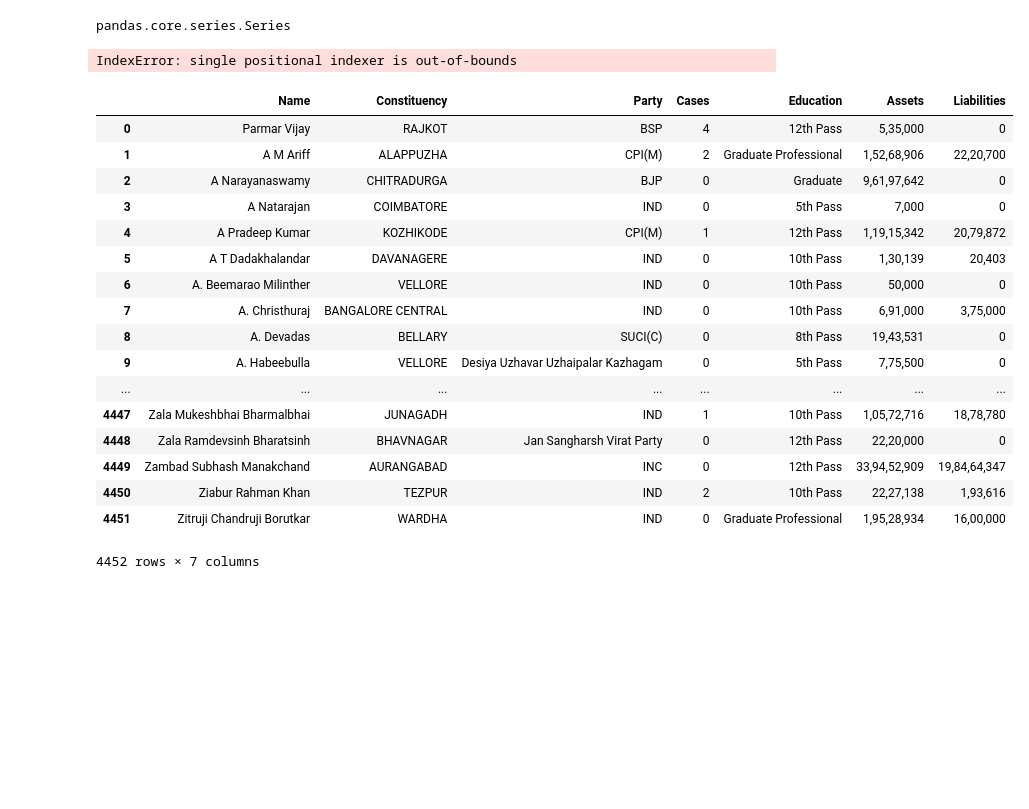
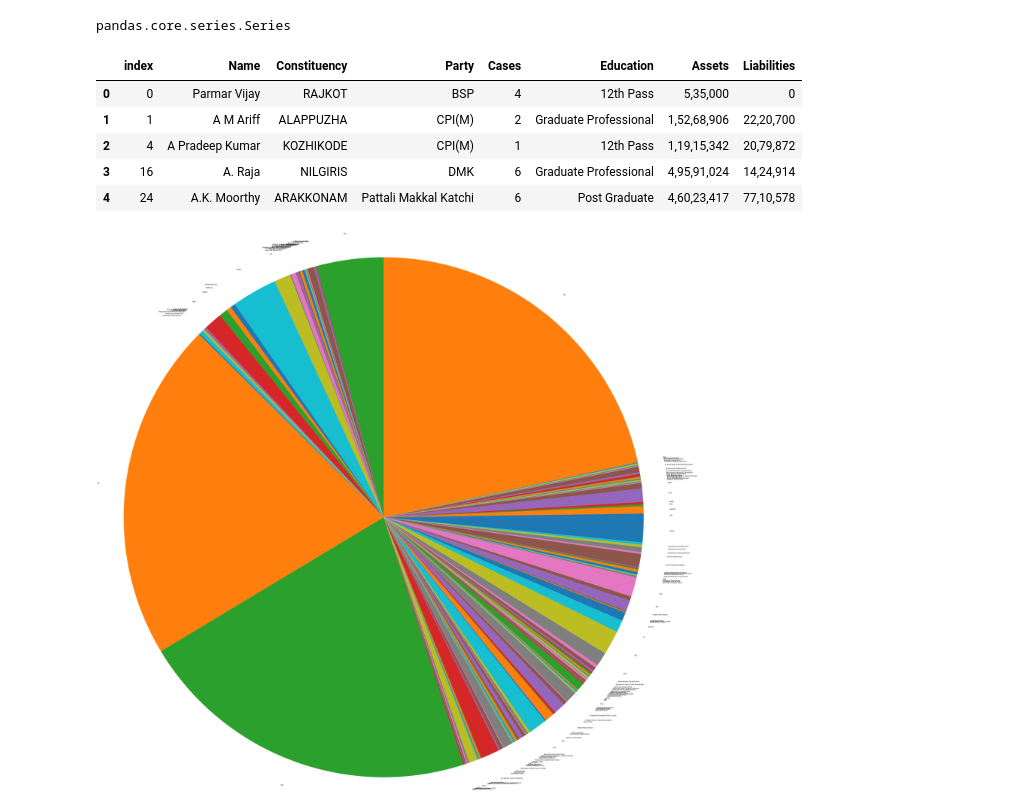
Before and after one commit to mgautam98/lok-sabha-election-2019, a Jupyter notebook: Analysis part 1.ipynb, the cells around one changed output. Saved outputs shown, nothing was run; the diff lists cells and outputs as text; code cells hidden in the pictures; blank space fills up the shorter version.

```diff
--- a/Analysis part 1.ipynb
+++ b/Analysis part 1.ipynb
@@ -62,29 +63,20 @@ mostCriminalCases = data.sort_values(by=['Cases'], ascending=False).head(10)
 # %%
 mostCriminalCases.to_csv("MostCriminalCases.csv", index=False)
 # %%
+indicesToDrop = []
 for ix in range(len(data)):
     if(data.iloc[ix]['Cases']==0):
-        data.drop([ix])
+        indicesToDrop.append(ix)
-# %% [output]
-IndexError: single positional indexer is out-of-bounds
+# %%
+data.drop(data.index[indicesToDrop], inplace=True)
+# %%
+data = data.reset_index()
 # %%
-data
+data.head()
 # %% [output]
-|  | Name | Constituency | Party | Cases | Education | Assets | Liabilities |
-| 0 | Parmar Vijay | RAJKOT | BSP | 4 | 12th Pass | 5,35,000 | 0 |
-| 1 | A M Ariff | ALAPPUZHA | CPI(M) | 2 | Graduate Professional | 1,52,68,906 | 22,20,700 |
-| 2 | A Narayanaswamy | CHITRADURGA | BJP | 0 | Graduate | 9,61,97,642 | 0 |
-| 3 | A Natarajan | COIMBATORE | IND | 0 | 5th Pass | 7,000 | 0 |
-| 4 | A Pradeep Kumar | KOZHIKODE | CPI(M) | 1 | 12th Pass | 1,19,15,342 | 20,79,872 |
-| 5 | A T Dadakhalandar | DAVANAGERE | IND | 0 | 10th Pass | 1,30,139 | 20,403 |
-| 6 | A. Beemarao Milinther | VELLORE | IND | 0 | 10th Pass | 50,000 | 0 |
-| 7 | A. Christhuraj | BANGALORE CENTRAL | IND | 0 | 10th Pass | 6,91,000 | 3,75,000 |
-| 8 | A. Devadas | BELLARY | SUCI(C) | 0 | 8th Pass | 19,43,531 | 0 |
-| 9 | A. Habeebulla | VELLORE | Desiya Uzhavar Uzhaipalar Kazhagam | 0 | 5th Pass | 7,75,500 | 0 |
-| ... | ... | ... | ... | ... | ... | ... | ... |
-| 4447 | Zala Mukeshbhai Bharmalbhai | JUNAGADH | IND | 1 | 10th Pass | 1,05,72,716 | 18,78,780 |
-| 4448 | Zala Ramdevsinh Bharatsinh | BHAVNAGAR | Jan Sangharsh Virat Party | 0 | 12th Pass | 22,20,000 | 0 |
-| 4449 | Zambad Subhash Manakchand | AURANGABAD | INC | 0 | 12th Pass | 33,94,52,909 | 19,84,64,347 |
-| 4450 | Ziabur Rahman Khan | TEZPUR | IND | 2 | 10th Pass | 22,27,138 | 1,93,616 |
-| 4451 | Zitruji Chandruji Borutkar | WARDHA | IND | 0 | Graduate Professional | 1,95,28,934 | 16,00,000 |
+|  | index | Name | Constituency | Party | Cases | Education | Assets | Liabilities |
+| 0 | 0 | Parmar Vijay | RAJKOT | BSP | 4 | 12th Pass | 5,35,000 | 0 |
+| 1 | 1 | A M Ariff | ALAPPUZHA | CPI(M) | 2 | Graduate Professional | 1,52,68,906 | 22,20,700 |
+| 2 | 4 | A Pradeep Kumar | KOZHIKODE | CPI(M) | 1 | 12th Pass | 1,19,15,342 | 20,79,872 |
+| 3 | 16 | A. Raja | NILGIRIS | DMK | 6 | Graduate Professional | 4,95,91,024 | 14,24,914 |
+| 4 | 24 | A.K. Moorthy | ARAKKONAM | Pattali Makkal Katchi | 6 | Post Graduate | 4,60,23,417 | 77,10,578 |
-4452 rows × 7 columns
@@ -90,0 +85,6 @@ data
+# %%
+axis('equal');
+pie(sums, labels=sums.index, radius=20);
+show()
+# %% [output]
+[figure, added]
```
Also changed, not shown: parts of 2 cells of this notebook, 1 other file.
